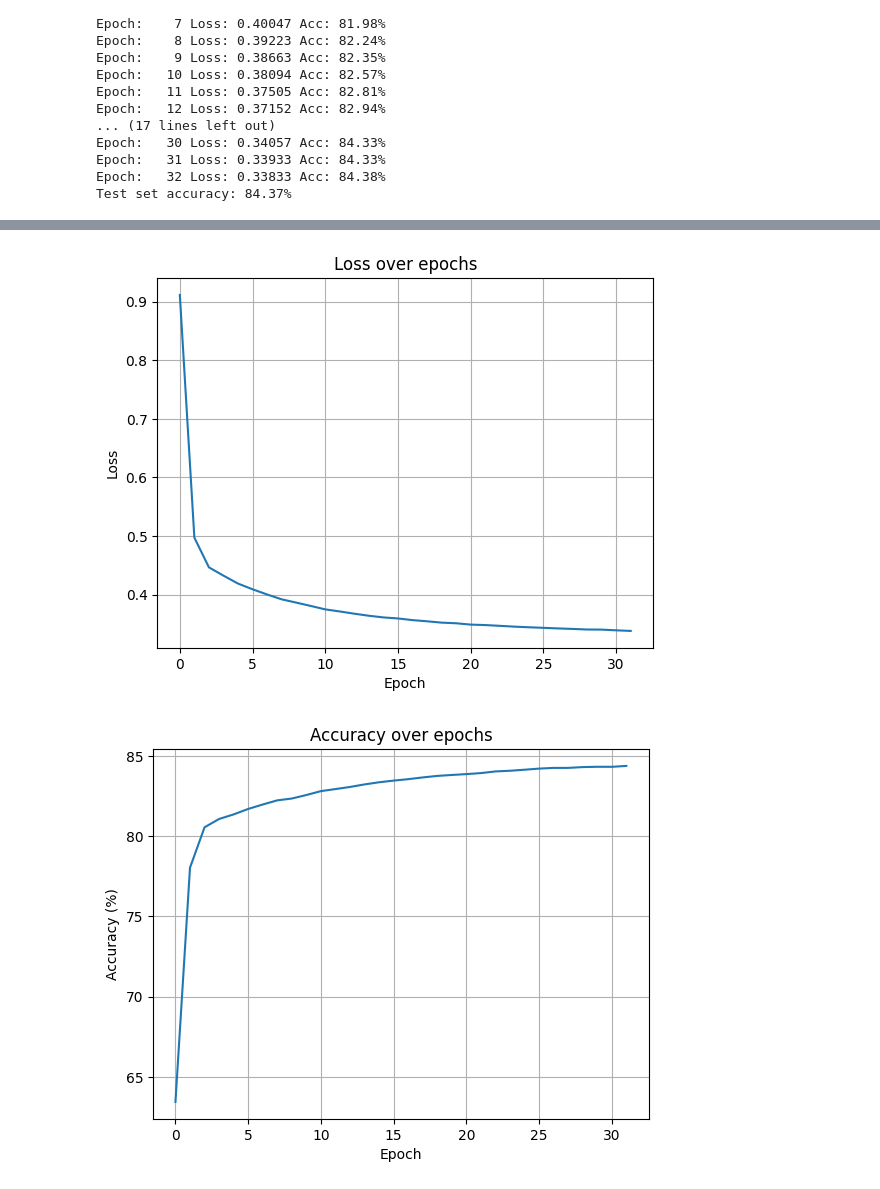
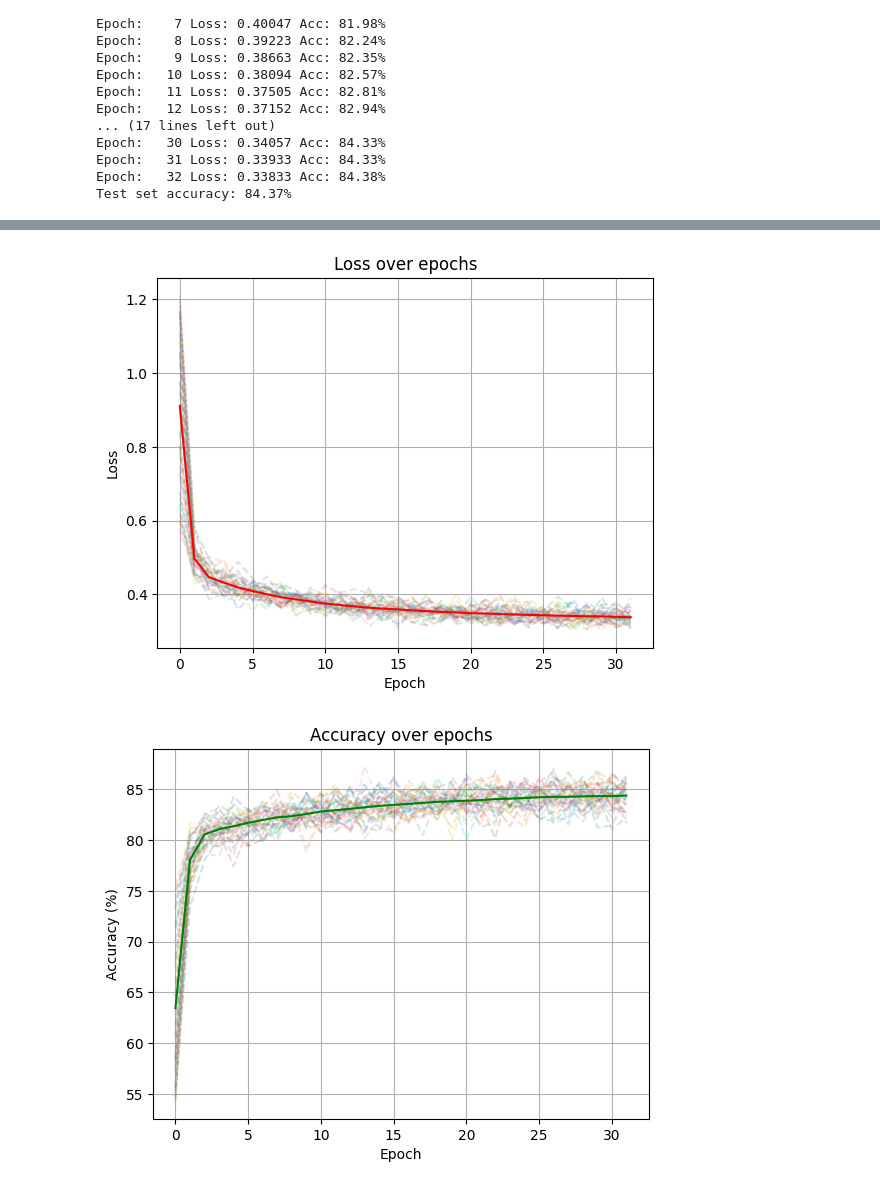
Before and after one commit to digesaremarco/EserciziLezioniDL, a Jupyter notebook: Logistic_Regression_Tensorflow.ipynb, the cells around one changed output, grey strips where cells are left out. Drawn from its saved outputs; the diff is of its cells as text; code cells hidden in the pictures.

Commit message:
Updated graphs and text

```diff
--- a/Logistic_Regression_Tensorflow.ipynb
+++ b/Logistic_Regression_Tensorflow.ipynb
@@ -34,8 +38,11 @@ class LogisticRegression():
             learning_rate=lr,
             momentum=momentum,
             nesterov=nesterov)
+
         self.losses = []
         self.accs = []
+        self.losses_batch = []
+        self.accs_batch = []
 
     def _compute_logits(self, X):
         f = tf.matmul(X, self.w) + self.b
@@ -87,8 +94,11 @@ class LogisticRegression():
             print(f"Epoch: {epoch + 1:4d}", end=" ")
             print(f"Loss: {np.array(losses).mean():.5f}", end=" ")
             print(f"Acc: {100 * np.array(accs).mean():.2f}%")
+
             self.losses.append(np.array(losses).mean())
             self.accs.append(100 * np.array(accs).mean())
+            self.losses_batch.append(losses)
+            self.accs_batch.append(100 * np.array(accs))
 
             # Scrittura dei risultati su TensorBoard
             # Commentati per disabilitare TensorBoard
@@ -158,24 +173,28 @@ Test set accuracy: 84.37%
 # %%
 # Grafico della Loss
-plt.figure()  # Crea una nuova figura
+plt.figure()
 x = [i for i in range(opts.num_epochs)]
-y = clf.losses  # La lista delle perdite medie
-plt.plot(x, y)
+y1 = clf.losses
+y2 = clf.losses_batch
+plt.plot(x, y2, linestyle = '--', alpha = 0.2)
+plt.plot(x, y1, color = 'red')
 plt.grid()
 plt.xlabel('Epoch')
 plt.ylabel('Loss')
 plt.title('Loss over epochs')
 plt.show()  # Mostra il grafico della Loss
 
 # Grafico dell'Accuracy
-plt.figure()  # Crea una nuova figura
-y = clf.accs  # La lista delle accuratezze medie
-plt.plot(x, y)
+plt.figure()
+y1 = clf.accs
+y2 = clf.accs_batch
+plt.plot(x, y2, linestyle = '--', alpha = 0.2)
+plt.plot(x, y1, color = 'green')
 plt.grid()
 plt.xlabel('Epoch')
 plt.ylabel('Accuracy (%)')
 plt.title('Accuracy over epochs')
 plt.show()  # Mostra il grafico dell'Accuracy
 # %% [output]
-[figure, old version]
+[figure, new version]
-[figure, old version]
+[figure, new version]
```
Also changed, not shown: parts of 3 cells of this notebook.
